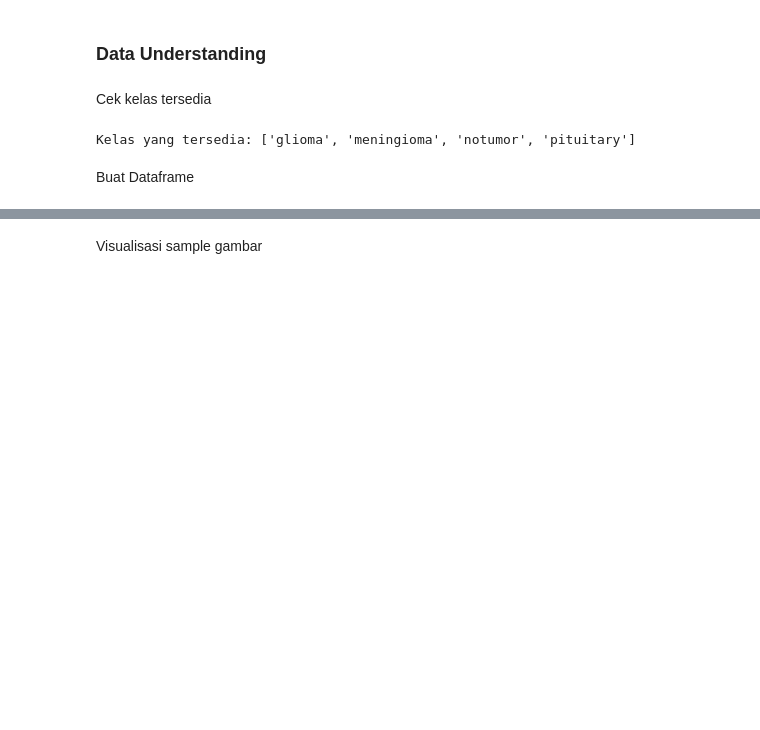
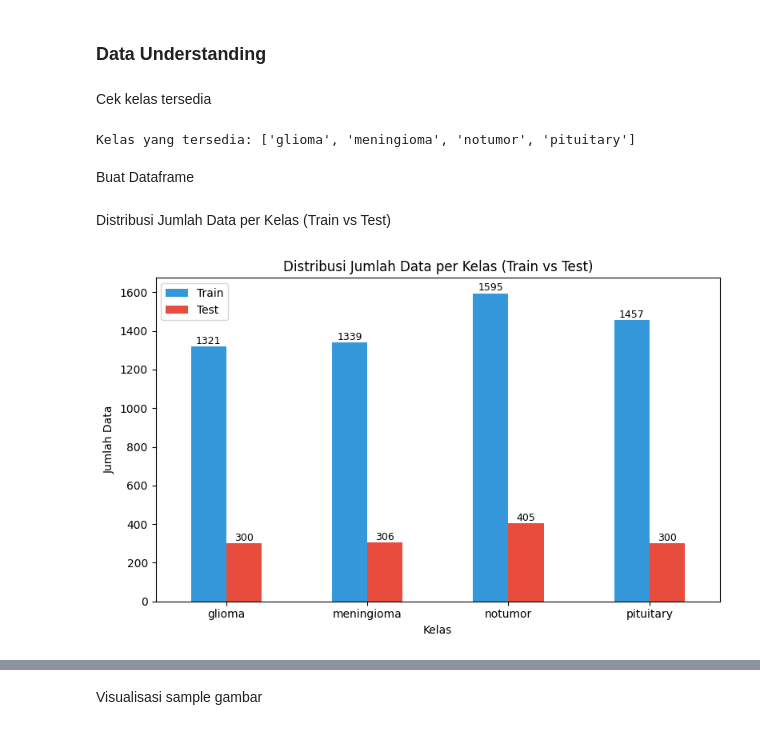
Before and after one commit to irsyamokta/neuroinsight-ml, a Jupyter notebook: notebook/neuroinsight.ipynb, the cells around one changed output, grey strips where cells are left out. Drawn from its saved outputs; the diff is of its cells as text; code cells hidden in the pictures; blank space fills up the shorter version.

```diff
--- a/notebook/neuroinsight.ipynb
+++ b/notebook/neuroinsight.ipynb
@@ -48,4 +52,33 @@ df = pd.DataFrame({
     'Train': [train_counts[cls] for cls in classes],
     'Test': [test_counts[cls] for cls in classes]
 })
+# %% [markdown]
+Distribusi Jumlah Data per Kelas (Train vs Test)
+# %%
+ax = df.set_index('Class')[['Train', 'Test']].plot(
+    kind='bar',
+    figsize=(8,5),
+    color=['#3498db', '#e74c3c']
+)
+
+plt.title('Distribusi Jumlah Data per Kelas (Train vs Test)')
+plt.xlabel('Kelas')
+plt.ylabel('Jumlah Data')
+plt.xticks(rotation=0)
+plt.tight_layout()
+
+for p in ax.patches:
+    height = p.get_height()
+    ax.text(
+        p.get_x() + p.get_width() / 2,
+        height + 1,
+        int(height),
+        ha='center',
+        va='bottom',
+        fontsize=9
+    )
+
+plt.show()
+# %% [output]
+[figure, added]
 # %% [markdown]
```
Also changed, not shown: parts of 31 cells of this notebook.
